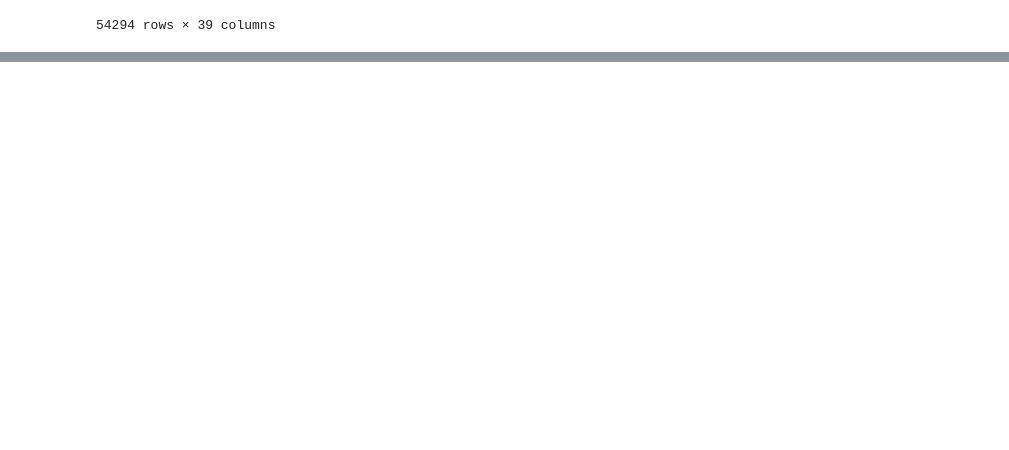
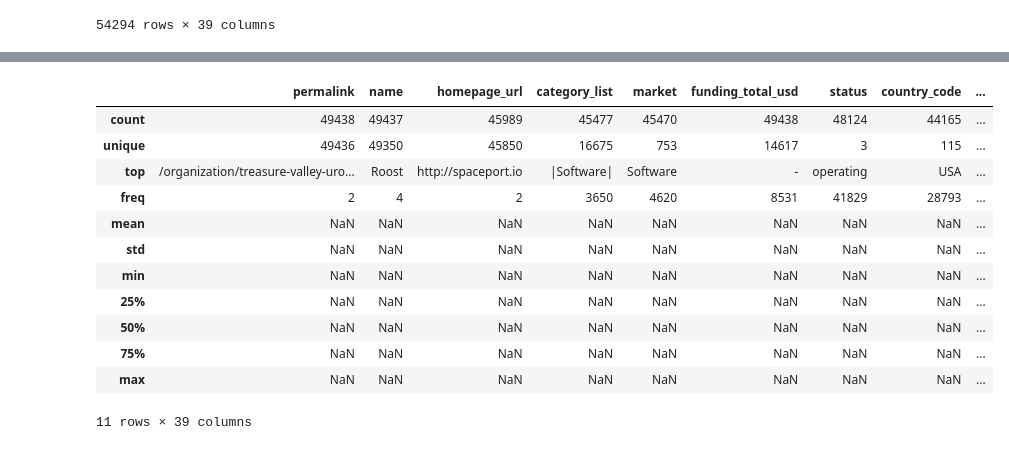
Before and after one commit to pedromariaanf-a11y/MLII, a Jupyter notebook: teste.ipynb, the cells around one changed output, grey strips where cells are left out. Drawn from its saved outputs; the diff is of its cells as text; code cells hidden in the pictures; blank space fills up the shorter version.

```diff
--- a/teste.ipynb
+++ b/teste.ipynb
@@ -20,0 +67,16 @@ df
+# %%
+df.describe(include = 'all')
+# %% [output]
+|  | permalink | name | homepage_url | category_list | market | funding_total_usd | status | country_code | ... |
+| count | 49438 | 49437 | 45989 | 45477 | 45470 | 49438 | 48124 | 44165 | ... |
+| unique | 49436 | 49350 | 45850 | 16675 | 753 | 14617 | 3 | 115 | ... |
+| top | /organization/treasure-valley-uro... | Roost | http://spaceport.io | |Software| | Software | - | operating | USA | ... |
+| freq | 2 | 4 | 2 | 3650 | 4620 | 8531 | 41829 | 28793 | ... |
+| mean | NaN | NaN | NaN | NaN | NaN | NaN | NaN | NaN | ... |
+| std | NaN | NaN | NaN | NaN | NaN | NaN | NaN | NaN | ... |
+| min | NaN | NaN | NaN | NaN | NaN | NaN | NaN | NaN | ... |
+| 25% | NaN | NaN | NaN | NaN | NaN | NaN | NaN | NaN | ... |
+| 50% | NaN | NaN | NaN | NaN | NaN | NaN | NaN | NaN | ... |
+| 75% | NaN | NaN | NaN | NaN | NaN | NaN | NaN | NaN | ... |
+| max | NaN | NaN | NaN | NaN | NaN | NaN | NaN | NaN | ... |
+11 rows × 39 columns
```
Also changed, not shown: parts of 5 cells of this notebook, 2 other files.
